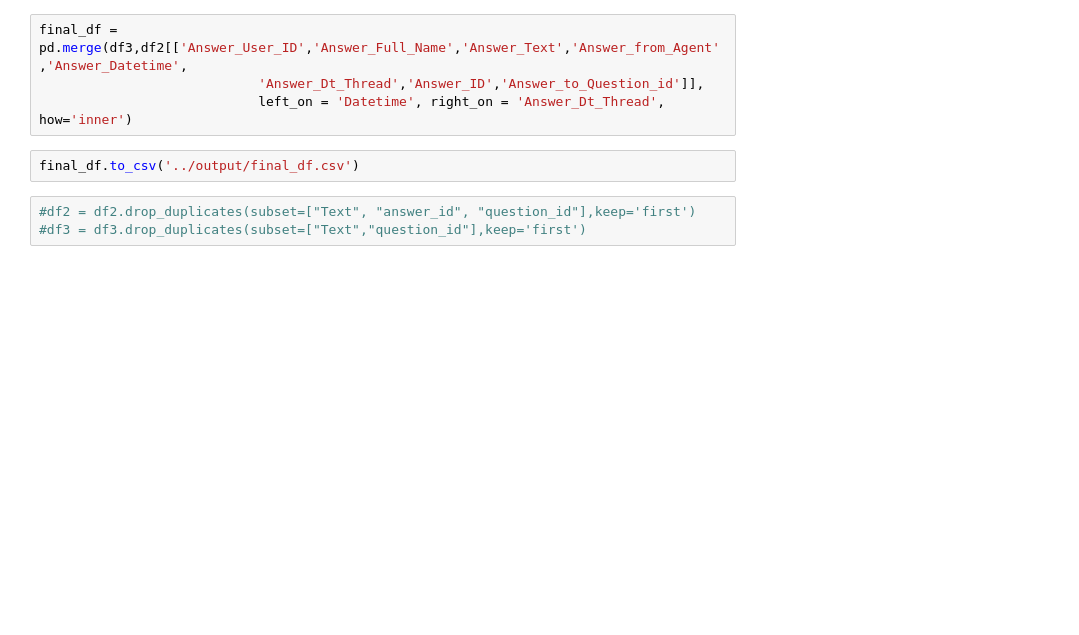
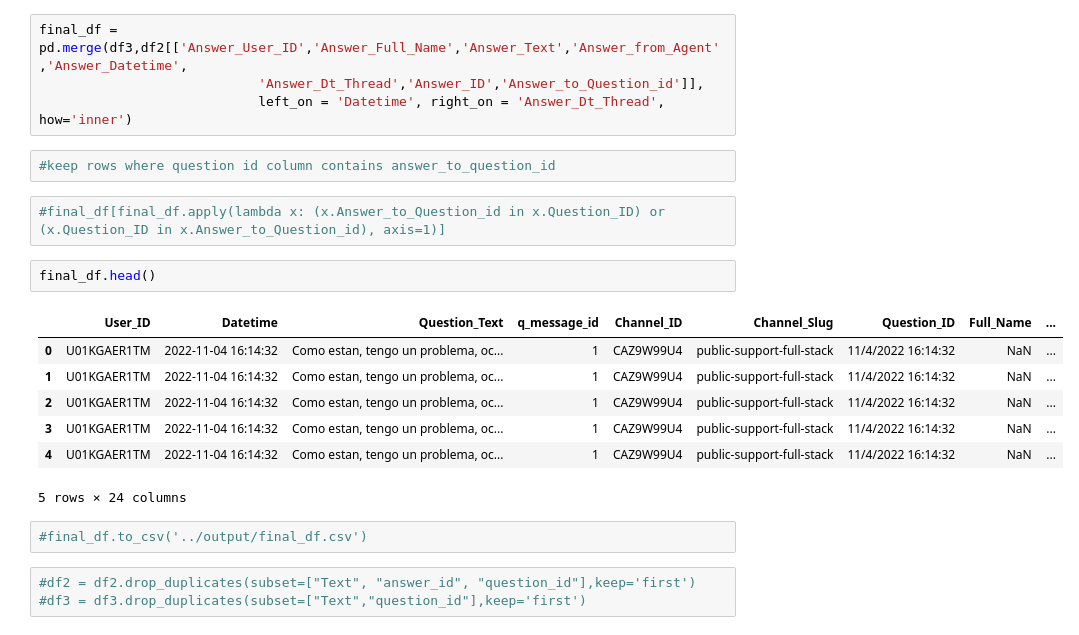
Before and after one commit to breatheco-de/dataflow-project-events, a Jupyter notebook: notebooks/second_method_notebook.ipynb, the cells around one changed output. Saved outputs shown, nothing was run; the diff lists cells and outputs as text; blank space fills up the shorter version.

```diff
--- a/notebooks/second_method_notebook.ipynb
+++ b/notebooks/second_method_notebook.ipynb
@@ -223,8 +221,22 @@ df2.rename(columns={"Timestamp": "Answer_ID", "Timestamp_Thread": "Answer_to_Que
 final_df = pd.merge(df3,df2[['Answer_User_ID','Answer_Full_Name','Answer_Text','Answer_from_Agent','Answer_Datetime',
                             'Answer_Dt_Thread','Answer_ID','Answer_to_Question_id']],
                             left_on = 'Datetime', right_on = 'Answer_Dt_Thread', how='inner')
+# %%
+#keep rows where question id column contains answer_to_question_id
+# %%
+#final_df[final_df.apply(lambda x: (x.Answer_to_Question_id in x.Question_ID) or (x.Question_ID in x.Answer_to_Question_id), axis=1)]
+# %%
+final_df.head()
+# %% [output]
+|  | User_ID | Datetime | Question_Text | q_message_id | Channel_ID | Channel_Slug | Question_ID | Full_Name | ... |
+| 0 | U01KGAER1TM | 2022-11-04 16:14:32 | Como estan, tengo un problema, oc... | 1 | CAZ9W99U4 | public-support-full-stack | 11/4/2022 16:14:32 | NaN | ... |
+| 1 | U01KGAER1TM | 2022-11-04 16:14:32 | Como estan, tengo un problema, oc... | 1 | CAZ9W99U4 | public-support-full-stack | 11/4/2022 16:14:32 | NaN | ... |
+| 2 | U01KGAER1TM | 2022-11-04 16:14:32 | Como estan, tengo un problema, oc... | 1 | CAZ9W99U4 | public-support-full-stack | 11/4/2022 16:14:32 | NaN | ... |
+| 3 | U01KGAER1TM | 2022-11-04 16:14:32 | Como estan, tengo un problema, oc... | 1 | CAZ9W99U4 | public-support-full-stack | 11/4/2022 16:14:32 | NaN | ... |
+| 4 | U01KGAER1TM | 2022-11-04 16:14:32 | Como estan, tengo un problema, oc... | 1 | CAZ9W99U4 | public-support-full-stack | 11/4/2022 16:14:32 | NaN | ... |
+5 rows × 24 columns
 # %%
-final_df.to_csv('../output/final_df.csv')
+#final_df.to_csv('../output/final_df.csv')
 # %%
 #df2 = df2.drop_duplicates(subset=["Text", "answer_id", "question_id"],keep='first')
 #df3 = df3.drop_duplicates(subset=["Text","question_id"],keep='first')
```
Also changed, not shown: parts of 1 cell of this notebook, 1 other file.
